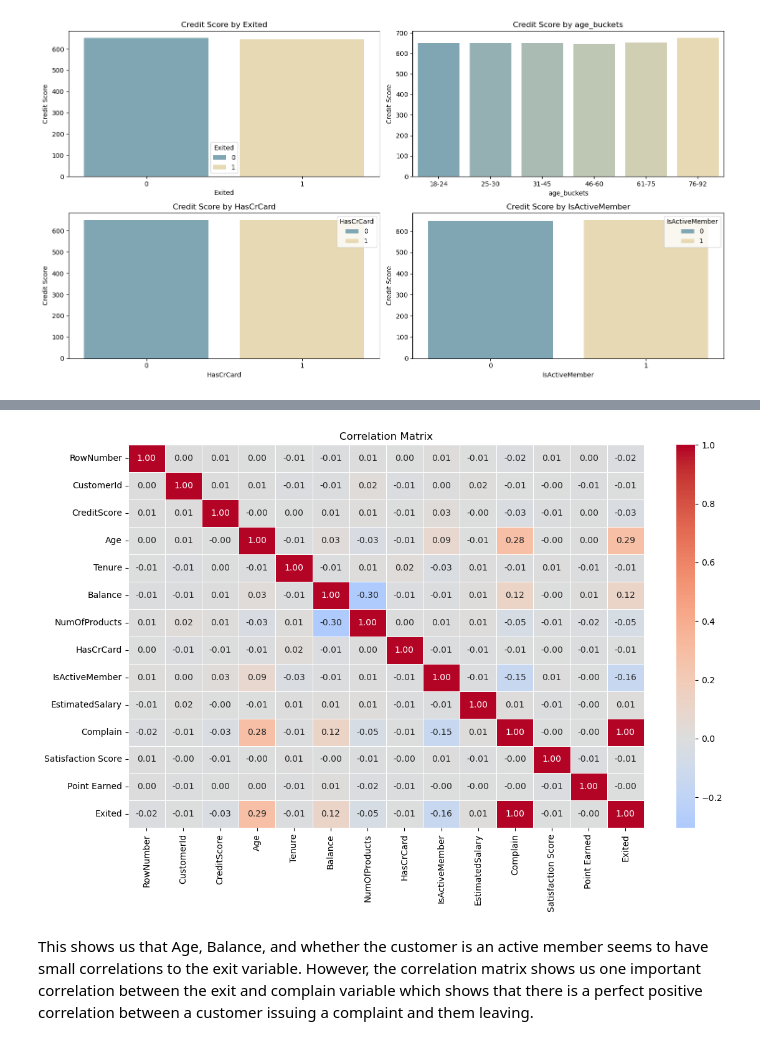
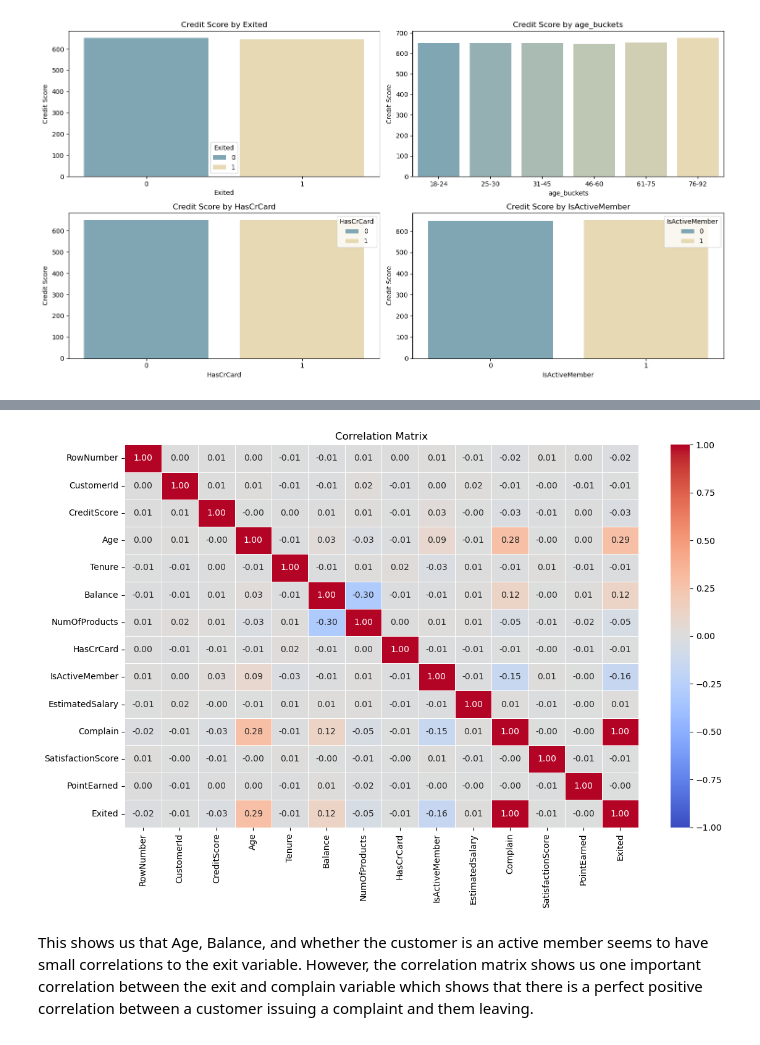
Before and after one commit to lonelyalpaca2003/customer_churn, a Jupyter notebook: notebooks/eda.ipynb, the cells around one changed output, grey strips where cells are left out. Saved outputs shown, nothing was run; the diff lists cells and outputs as text; code cells hidden in the pictures.

```diff
--- a/notebooks/eda.ipynb
+++ b/notebooks/eda.ipynb
@@ -40,3 +40,5 @@ df.sample()
+# %%
+df.columns = df.columns.str.replace(' ', '')
 # %%
 df.describe()
 # %% [output]
@@ -162,13 +158,13 @@ memory usage: 1.4+ MB
 # %%
 num_cols = df.select_dtypes(['int64', 'float64']).columns.tolist()
 corr_matrix = df[num_cols].corr()
 
 plt.figure(figsize=(12, 8))
-sns.heatmap(corr_matrix, annot=True, cmap='coolwarm', center=0, fmt='.2f', linewidths=0.5)
+sns.heatmap(corr_matrix, annot=True, cmap='coolwarm', fmt='.2f', linewidths=0.5, vmin = -1, vmax = 1)
 plt.title('Correlation Matrix')
 plt.tight_layout()
 plt.show()
 # %% [output]
-[figure, old version]
+[figure, new version]
 # %% [markdown]
 This shows us that Age, Balance, and whether the customer is an active member seems to have small correlations to the exit variable. However, the correlation matrix shows us one important correlation between the exit and complain variable which shows that there is a perfect positive correlation between a customer issuing a complaint and them leaving.
```
Also changed, not shown: parts of 5 cells of this notebook.
